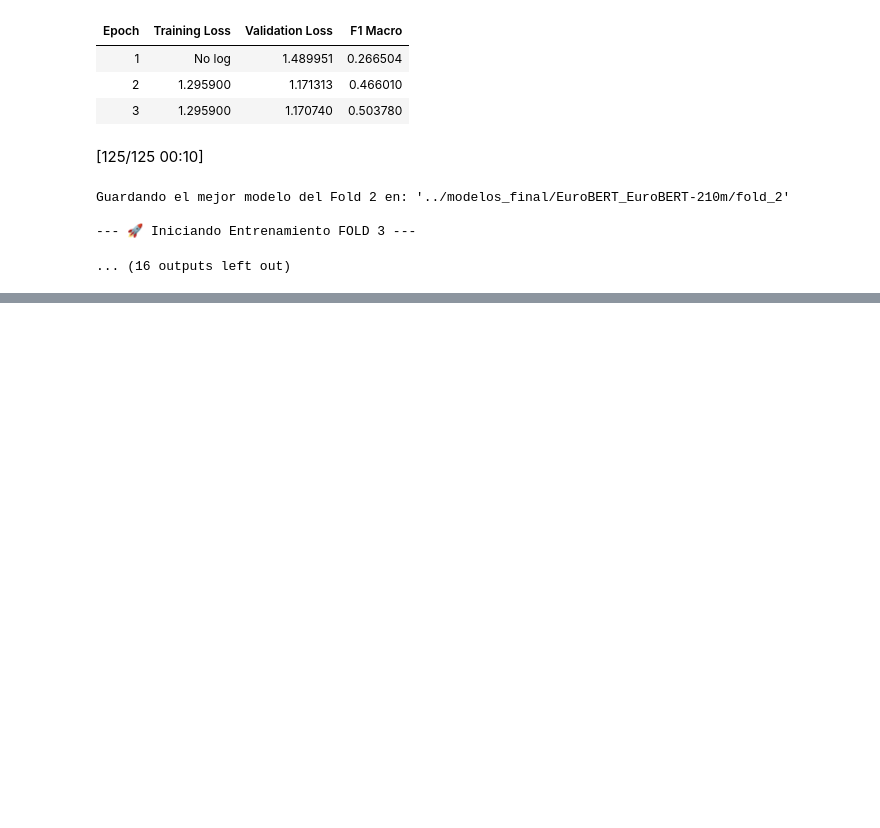
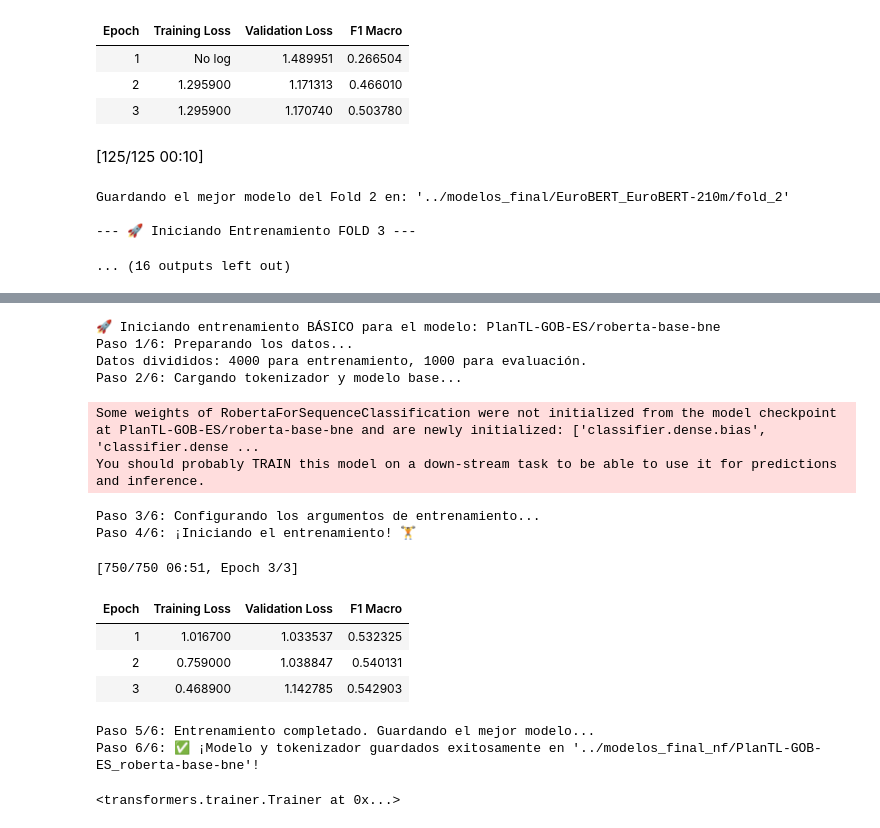
Before and after one commit to Joafp/Desafio_NLP_UNAM, a Jupyter notebook: notebooks/entrenamiento_modelos.ipynb, the cells around one changed output, grey strips where cells are left out. Cells and saved outputs as stored; diff of their text form; code cells hidden in the pictures; blank space fills up the shorter version.

```diff
--- a/notebooks/entrenamiento_modelos.ipynb
+++ b/notebooks/entrenamiento_modelos.ipynb
@@ -226,0 +243,19 @@ Guardando el mejor modelo del Fold 2 en: '../modelos_final/EuroBERT_EuroBERT-210
+# %%
+train_sentiment_model_basic_vanilla(df_train,model_name='PlanTL-GOB-ES/roberta-base-bne',text_column='Review',output_base_dir='../modelos_final_nf')
+# %% [output]
+🚀 Iniciando entrenamiento BÁSICO para el modelo: PlanTL-GOB-ES/roberta-base-bne
+Paso 1/6: Preparando los datos...
+Datos divididos: 4000 para entrenamiento, 1000 para evaluación.
+Paso 2/6: Cargando tokenizador y modelo base...
+Some weights of RobertaForSequenceClassification were not initialized from the model checkpoint at PlanTL-GOB-ES/roberta-base-bne and are newly initialized: ['classifier.dense.bias', 'classifier.dense ...
+You should probably TRAIN this model on a down-stream task to be able to use it for predictions and inference.
+Paso 3/6: Configurando los argumentos de entrenamiento...
+Paso 4/6: ¡Iniciando el entrenamiento! 🏋️
+[750/750 06:51, Epoch 3/3]
+| Epoch | Training Loss | Validation Loss | F1 Macro |
+| 1 | 1.016700 | 1.033537 | 0.532325 |
+| 2 | 0.759000 | 1.038847 | 0.540131 |
+| 3 | 0.468900 | 1.142785 | 0.542903 |
+Paso 5/6: Entrenamiento completado. Guardando el mejor modelo...
+Paso 6/6: ✅ ¡Modelo y tokenizador guardados exitosamente en '../modelos_final_nf/PlanTL-GOB-ES_roberta-base-bne'!
+<transformers.trainer.Trainer at 0x...>
```
Also changed, not shown: parts of 7 cells of this notebook, 2 other files.
